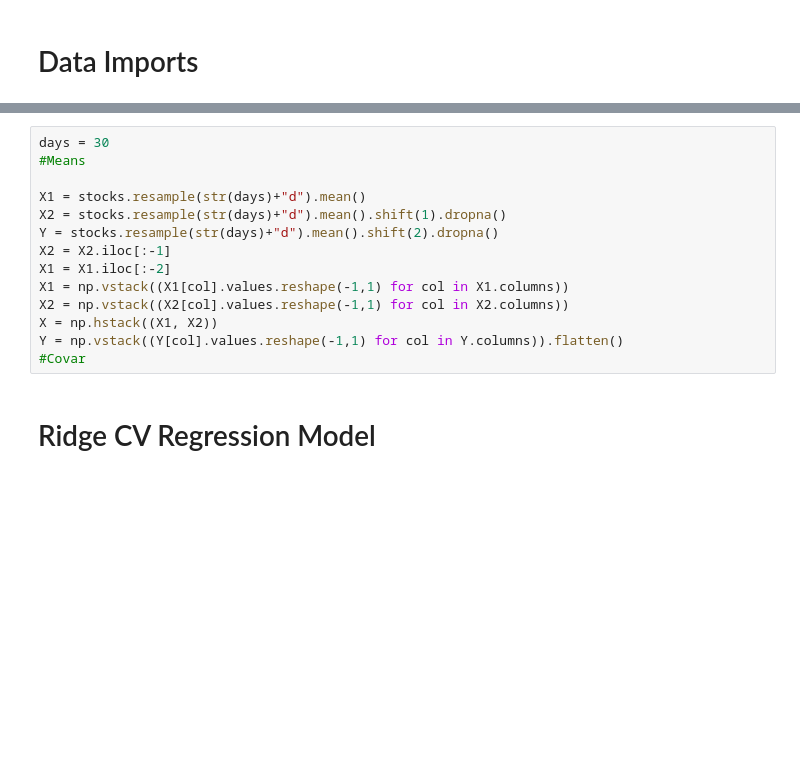
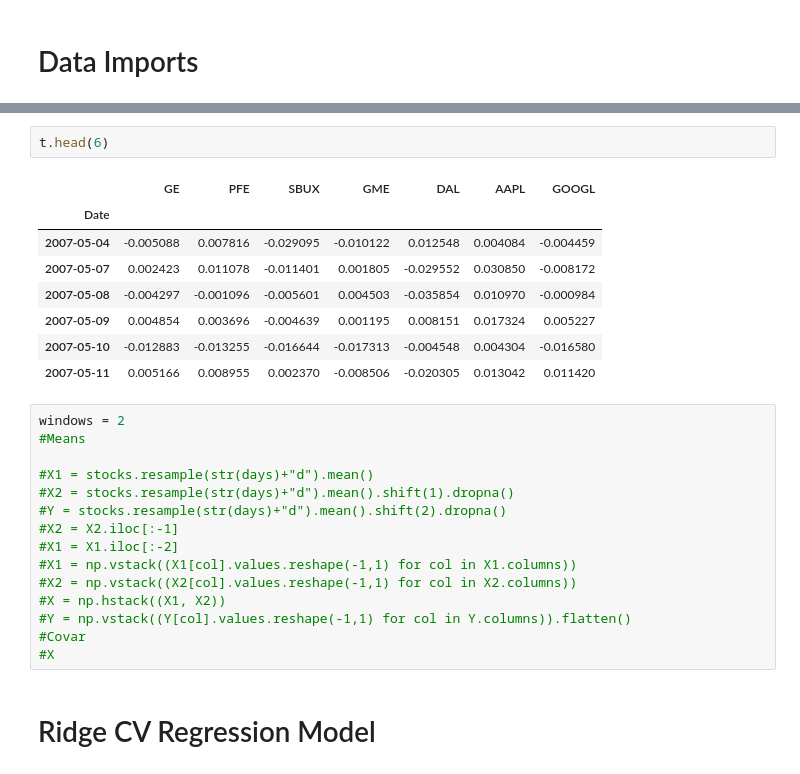
Before and after one commit to NSanip/Mentorship, a Jupyter notebook: Machine Learning Portfolio.ipynb, the cells around one changed output, grey strips where cells are left out. Saved outputs shown, nothing was run; the diff lists cells and outputs as text; blank space fills up the shorter version.

```diff
--- a/Machine Learning Portfolio.ipynb
+++ b/Machine Learning Portfolio.ipynb
@@ -20,17 +41,29 @@ stocks = pd.concat([yf.Ticker(i).history(period = "max")["Close"].pct_change().d
+# %%
+t.head(6)
+# %% [output]
+|  | GE | PFE | SBUX | GME | DAL | AAPL | GOOGL |
+| Date |  |  |  |  |  |  |  |
+| 2007-05-04 | -0.005088 | 0.007816 | -0.029095 | -0.010122 | 0.012548 | 0.004084 | -0.004459 |
+| 2007-05-07 | 0.002423 | 0.011078 | -0.011401 | 0.001805 | -0.029552 | 0.030850 | -0.008172 |
+| 2007-05-08 | -0.004297 | -0.001096 | -0.005601 | 0.004503 | -0.035854 | 0.010970 | -0.000984 |
+| 2007-05-09 | 0.004854 | 0.003696 | -0.004639 | 0.001195 | 0.008151 | 0.017324 | 0.005227 |
+| 2007-05-10 | -0.012883 | -0.013255 | -0.016644 | -0.017313 | -0.004548 | 0.004304 | -0.016580 |
+| 2007-05-11 | 0.005166 | 0.008955 | 0.002370 | -0.008506 | -0.020305 | 0.013042 | 0.011420 |
 # %%
-days = 30
+windows = 2
 #Means
 
-X1 = stocks.resample(str(days)+"d").mean()
-X2 = stocks.resample(str(days)+"d").mean().shift(1).dropna()
-Y = stocks.resample(str(days)+"d").mean().shift(2).dropna()
-X2 = X2.iloc[:-1]
-X1 = X1.iloc[:-2]
-X1 = np.vstack((X1[col].values.reshape(-1,1) for col in X1.columns))
-X2 = np.vstack((X2[col].values.reshape(-1,1) for col in X2.columns))
-X = np.hstack((X1, X2))
-Y = np.vstack((Y[col].values.reshape(-1,1) for col in Y.columns)).flatten()
+#X1 = stocks.resample(str(days)+"d").mean()
+#X2 = stocks.resample(str(days)+"d").mean().shift(1).dropna()
+#Y = stocks.resample(str(days)+"d").mean().shift(2).dropna()
+#X2 = X2.iloc[:-1]
+#X1 = X1.iloc[:-2]
+#X1 = np.vstack((X1[col].values.reshape(-1,1) for col in X1.columns))
+#X2 = np.vstack((X2[col].values.reshape(-1,1) for col in X2.columns))
+#X = np.hstack((X1, X2))
+#Y = np.vstack((Y[col].values.reshape(-1,1) for col in Y.columns)).flatten()
 #Covar
+#X
 # %% [markdown]
 # Ridge CV Regression Model
 # %%
```
Also changed, not shown: parts of 16 cells of this notebook, 3 other files.
